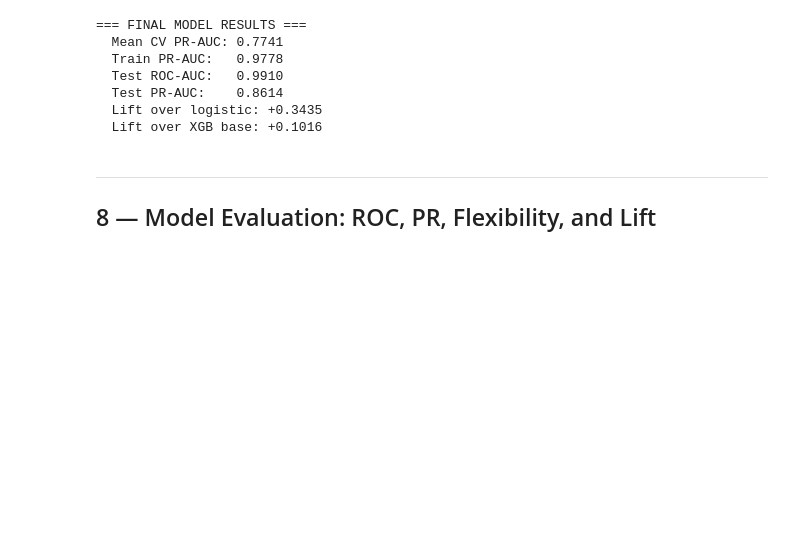
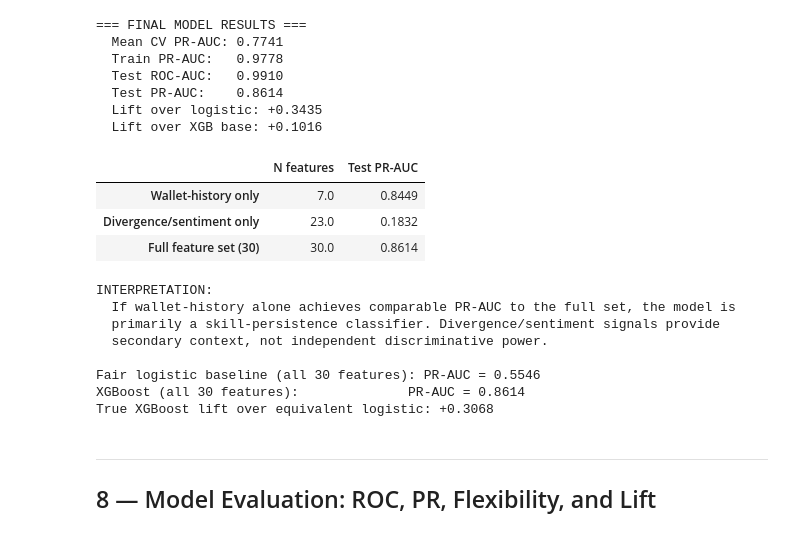
Before and after one commit to johnstew324/polymarket-whale-watch, a Jupyter notebook: notebooks/insider_detection.ipynb, the cells around one changed output. Cells and saved outputs as stored; diff of their text form; code cells hidden in the pictures; blank space fills up the shorter version.

```diff
--- a/notebooks/insider_detection.ipynb
+++ b/notebooks/insider_detection.ipynb
@@ -554,3 +593,50 @@ print(f'  Lift over XGB base: +{final_pr - base_pr:.4f}')
+# %%
+# ── Ablation: does the three-way divergence story hold up? ──────────────────
+wallet_feats     = [f for f in FEATURES_FINAL if f in [
+    'z_score_roll','raw_edge_roll','n_prior_bets',
+    'wallet_z_stat','wallet_edge','wallet_sig_edge','wallet_strong_edge']]
+non_wallet_feats = [f for f in FEATURES_FINAL if f not in wallet_feats]
+
+ablation_results = {}
+for label, feat_set in [
+    ('Wallet-history only',   wallet_feats),
+    ('Divergence/sentiment only', non_wallet_feats),
+    ('Full feature set (30)', FEATURES_FINAL),
+]:
+    m = xgb.XGBClassifier(**best_params)
+    m.fit(X_train[feat_set], y_train, verbose=False)
+    pr = average_precision_score(y_test, m.predict_proba(X_test[feat_set])[:,1])
+    ablation_results[label] = {'N features': len(feat_set), 'Test PR-AUC': round(pr, 4)}
+
+ablation_df = pd.DataFrame(ablation_results).T
+display(ablation_df)
+print()
+print('INTERPRETATION:')
+print('  If wallet-history alone achieves comparable PR-AUC to the full set, the model is')
+print('  primarily a skill-persistence classifier. Divergence/sentiment signals provide')
+print('  secondary context, not independent discriminative power.')
+
+# Fair logistic comparison: use ALL features, not just 4
+pipe_full = Pipeline([('sc', StandardScaler()),
+                      ('lr', LogisticRegression(class_weight='balanced', max_iter=1000, random_state=SEED))])
+pipe_full.fit(X_train, y_train)
+lr_full_pr = average_precision_score(y_test, pipe_full.predict_proba(X_test)[:,1])
+print(f'\nFair logistic baseline (all {len(FEATURES_FINAL)} features): PR-AUC = {lr_full_pr:.4f}')
+print(f'XGBoost (all {len(FEATURES_FINAL)} features):              PR-AUC = {final_pr:.4f}')
+print(f'True XGBoost lift over equivalent logistic: +{final_pr - lr_full_pr:.4f}')
+# %% [output]
+|  | N features | Test PR-AUC |
+| Wallet-history only | 7.0 | 0.8449 |
+| Divergence/sentiment only | 23.0 | 0.1832 |
+| Full feature set (30) | 30.0 | 0.8614 |
+INTERPRETATION:
+  If wallet-history alone achieves comparable PR-AUC to the full set, the model is
+  primarily a skill-persistence classifier. Divergence/sentiment signals provide
+  secondary context, not independent discriminative power.
+
+Fair logistic baseline (all 30 features): PR-AUC = 0.5546
+XGBoost (all 30 features):              PR-AUC = 0.8614
+True XGBoost lift over equivalent logistic: +0.3068
 # %% [markdown]
 ---
 ## 8 — Model Evaluation: ROC, PR, Flexibility, and Lift
```
Also changed, not shown: parts of 17 cells of this notebook.
